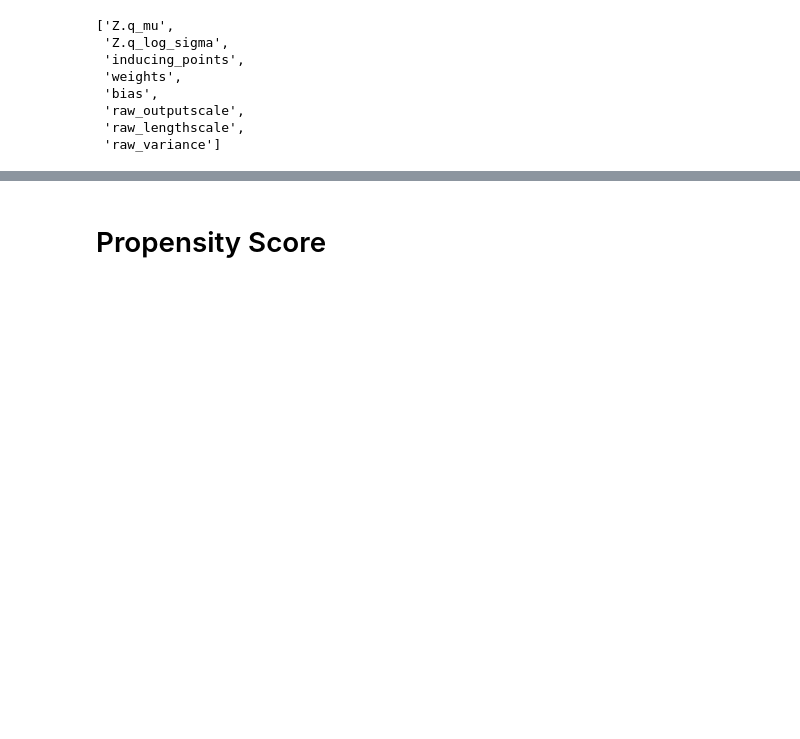
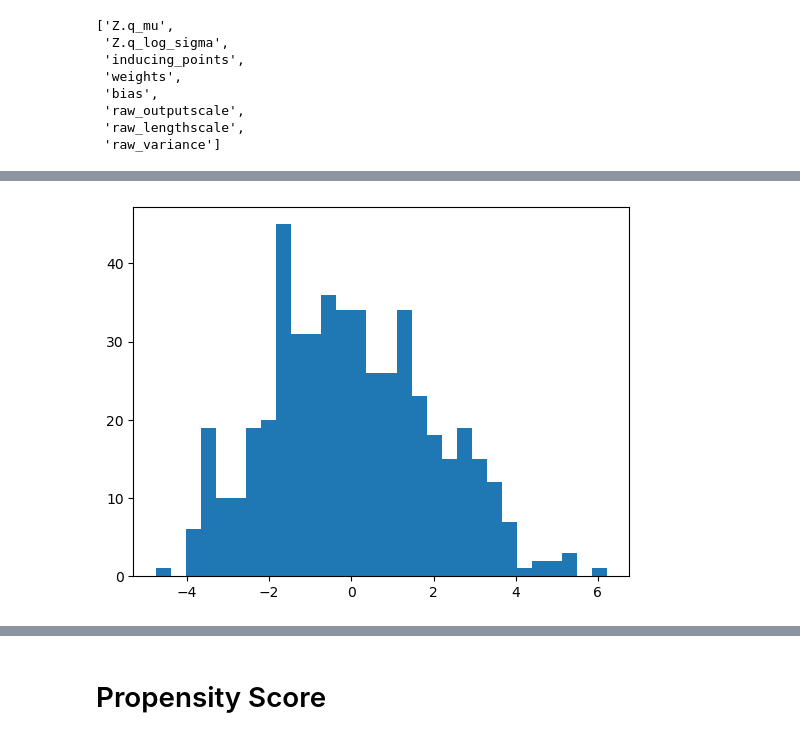
Before and after one commit to Ali-Setareh/SeqGPLVM_FEMSM, a Jupyter notebook: notebooks/model_inspection.ipynb, the cells around one changed output, grey strips where cells are left out. Drawn from its saved outputs; the diff is of its cells as text; code cells hidden in the pictures; blank space fills up the shorter version.

```diff
--- a/notebooks/model_inspection.ipynb
+++ b/notebooks/model_inspection.ipynb
@@ -140,0 +143,5 @@ FigureWidget({
+# %%
+plt.hist(param_hist["Z.q_mu"][-1].squeeze(), bins=30)
+plt.show()
+# %% [output]
+[figure, added]
```
Also changed, not shown: parts of 14 cells of this notebook, 3 other files.
